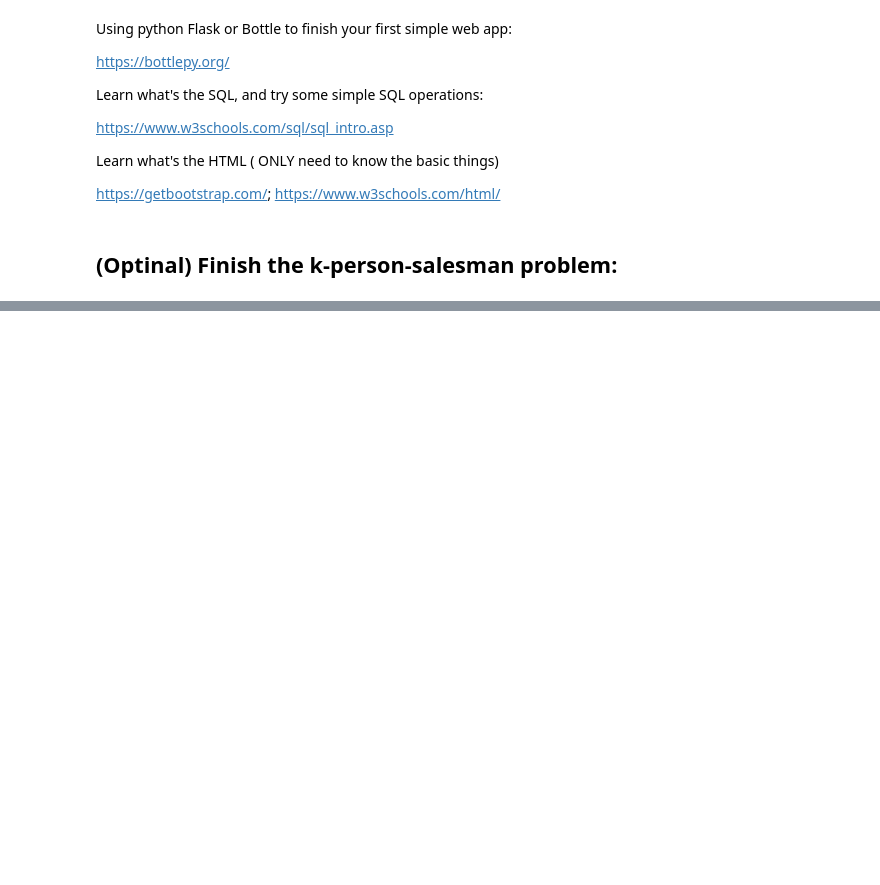
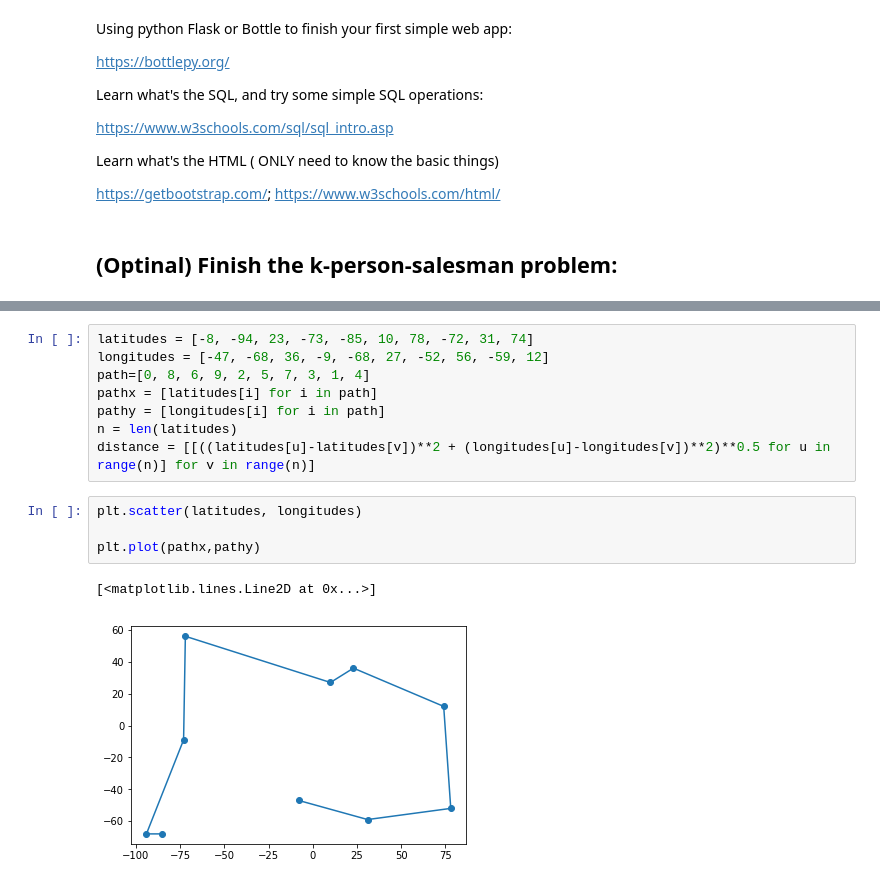
Before and after one commit to dinglight/ainlp_2019_summer, a Jupyter notebook: lesson03/lesson03-assignment.ipynb, the cells around one changed output, grey strips where cells are left out. Drawn from its saved outputs; the diff is of its cells as text; blank space fills up the shorter version.

```diff
--- a/lesson03/lesson03-assignment.ipynb
+++ b/lesson03/lesson03-assignment.ipynb
@@ -385,0 +393,15 @@ plt.scatter([chosen_p3[0]], [chosen_p3[1]], color='r')
+# %%
+latitudes = [-8, -94, 23, -73, -85, 10, 78, -72, 31, 74]
+longitudes = [-47, -68, 36, -9, -68, 27, -52, 56, -59, 12]
+path=[0, 8, 6, 9, 2, 5, 7, 3, 1, 4]
+pathx = [latitudes[i] for i in path]
+pathy = [longitudes[i] for i in path]
+n = len(latitudes)
+distance = [[((latitudes[u]-latitudes[v])**2 + (longitudes[u]-longitudes[v])**2)**0.5 for u in range(n)] for v in range(n)]
+# %%
+plt.scatter(latitudes, longitudes)
+
+plt.plot(pathx,pathy)
+# %% [output]
+[<matplotlib.lines.Line2D at 0x...>]
+[figure, added]
```
Also changed, not shown: parts of 3 cells of this notebook, 1 other file.
